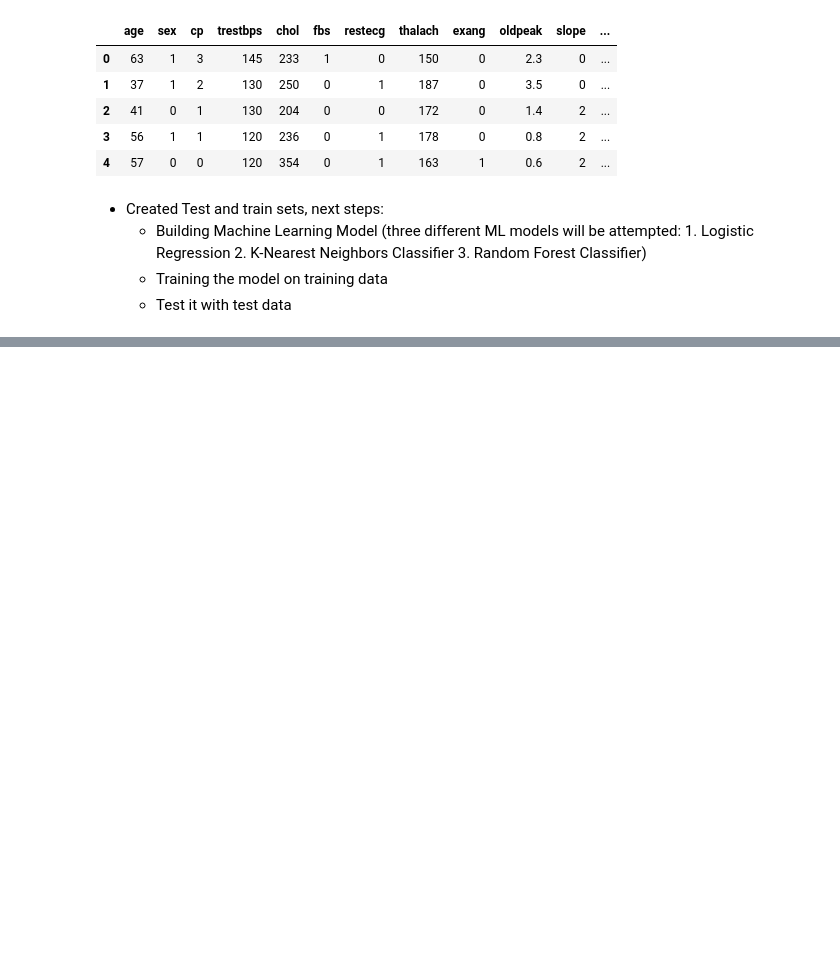
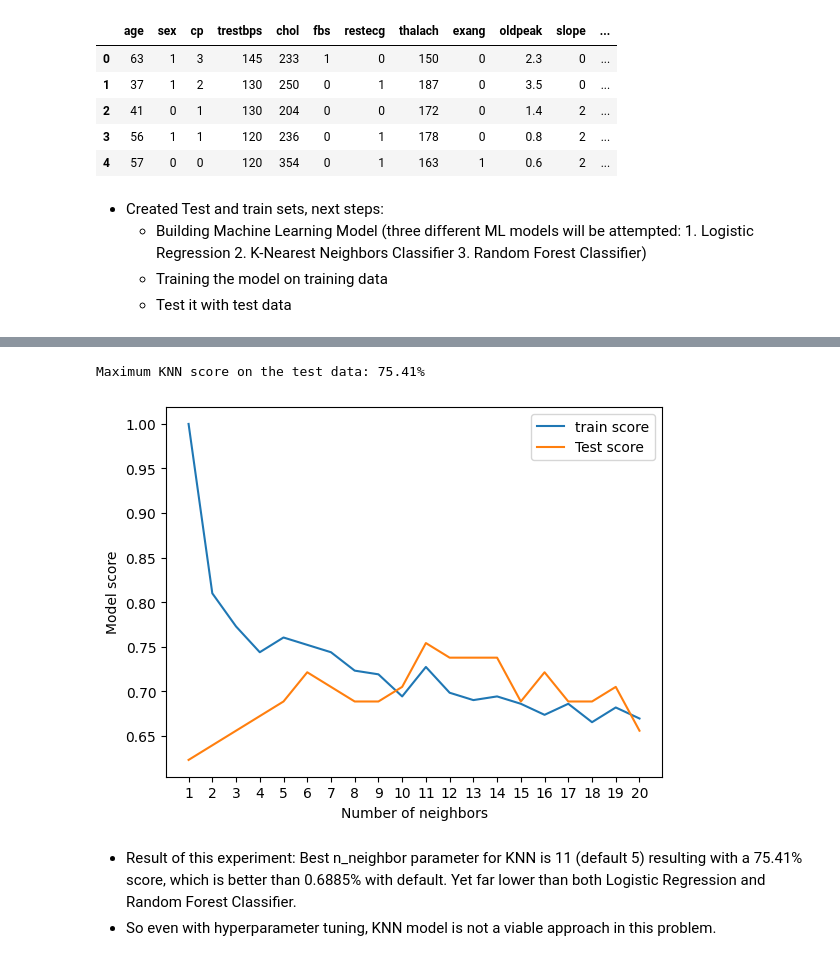
Before and after one commit to EmreSand/machine_learning_models, a Jupyter notebook: heart-disease-project/end_to_end_heart_disease_calssification.ipynb, the cells around one changed output, grey strips where cells are left out. Cells and saved outputs as stored; diff of their text form; code cells hidden in the pictures; blank space fills up the shorter version.

Commit message:
KNN Hyperparameter Tuning

```diff
--- a/heart-disease-project/end_to_end_heart_disease_calssification.ipynb
+++ b/heart-disease-project/end_to_end_heart_disease_calssification.ipynb
@@ -378,0 +419,24 @@ def fit_and_score(models, X_train, X_test, y_train, y_test):
+# %%
+# Starting with KNN
+
+train_scores = []
+test_scores = []
+
+# Creating a list of different values for n_neighbors
+neighbors = range(1,21)
+
+# Setup KNN instance
+knn = KNeighborsClassifier()
+
+# Loop through different n_neighbors
+for i in neighbors:
+    knn.set_params(n_neighbors=i)
+
+    # Fit the algorithm
+    knn.fit(X_train, y_train)
+
+    # Update training scores list
+    train_scores.append(knn.score(X_train, y_train))
+
+    # Update the test scores list
+    test_scores.append(knn.score(X_test,y_test))
@@ -378,0 +489,15 @@ def fit_and_score(models, X_train, X_test, y_train, y_test):
+# %%
+plt.plot(neighbors, train_scores, label="train score")
+plt.plot(neighbors, test_scores, label= "Test score")
+plt.xticks(np.arange(1,21))
+plt.xlabel("Number of neighbors")
+plt.ylabel("Model score")
+plt.legend()
+
+print(f"Maximum KNN score on the test data: {max(test_scores)*100:.2f}%")
+# %% [output]
+Maximum KNN score on the test data: 75.41%
+[figure, added]
+# %% [markdown]
+- Result of this experiment: Best n_neighbor parameter for KNN is 11 (default 5) resulting with a 75.41% score, which is better than 0.6885% with default. Yet far lower than both Logistic Regression and Random Forest Classifier.
+- So even with hyperparameter tuning, KNN model is not a viable approach in this problem.
```
Also changed, not shown: parts of 7 cells of this notebook.
